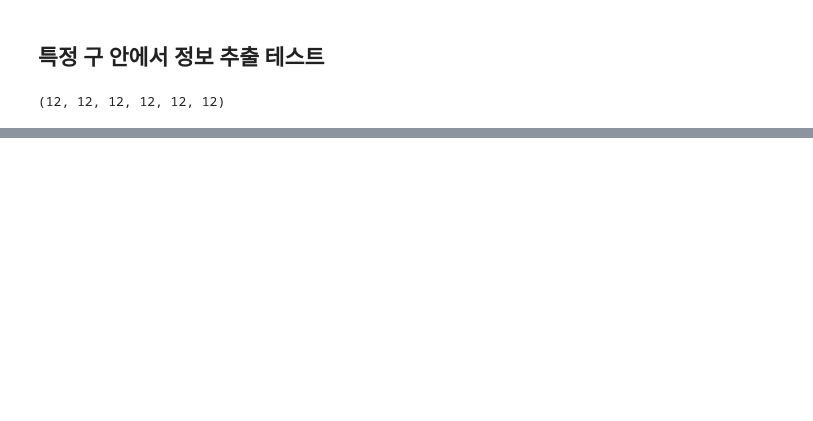
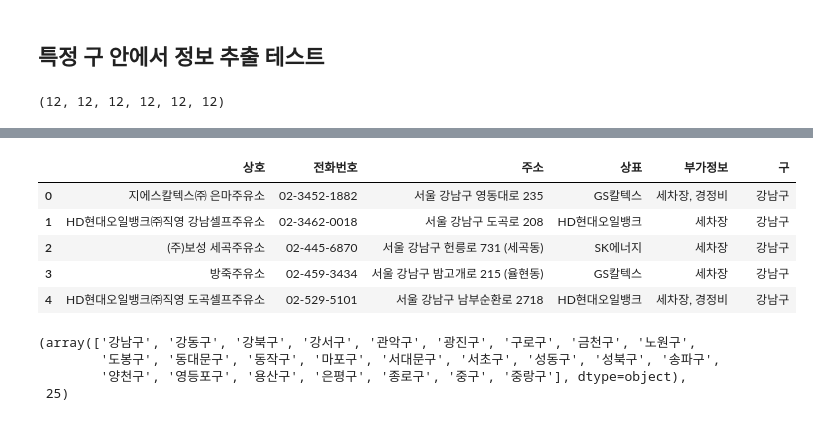
Before and after one commit to KTH-amg/robot_dev, a Jupyter notebook: eda/src/오피넷_김태호.ipynb, the cells around one changed output, grey strips where cells are left out. Drawn from its saved outputs; the diff is of its cells as text; code cells hidden in the pictures; blank space fills up the shorter version.

```diff
--- a/eda/src/오피넷_김태호.ipynb
+++ b/eda/src/오피넷_김태호.ipynb
@@ -271,0 +393,17 @@ oil_df
+# %%
+seoul_oil_df["구"] = [address.split()[1] for address in seoul_oil_df["주소"]]
+seoul_oil_df.head()
+# %% [output]
+|  | 상호 | 전화번호 | 주소 | 상표 | 부가정보 |  | 구 |
+| 0 | 지에스칼텍스㈜ 은마주유소 | 02-3452-1882 | 서울 강남구 영동대로 235 | GS칼텍스 | 세차장, 경정비 |  | 강남구 |
+| 1 | HD현대오일뱅크㈜직영 강남셀프주유소 | 02-3462-0018 | 서울 강남구 도곡로 208 | HD현대오일뱅크 | 세차장 |  | 강남구 |
+| 2 | (주)보성 세곡주유소 | 02-445-6870 | 서울 강남구 헌릉로 731 (세곡동) | SK에너지 | 세차장 |  | 강남구 |
+| 3 | 방죽주유소 | 02-459-3434 | 서울 강남구 밤고개로 215 (율현동) | GS칼텍스 | 세차장 |  | 강남구 |
+| 4 | HD현대오일뱅크㈜직영 도곡셀프주유소 | 02-529-5101 | 서울 강남구 남부순환로 2718 | HD현대오일뱅크 | 세차장, 경정비 |  | 강남구 |
+# %%
+seoul_oil_df["구"].unique(), len(seoul_oil_df["구"].unique())
+# %% [output]
+(array(['강남구', '강동구', '강북구', '강서구', '관악구', '광진구', '구로구', '금천구', '노원구',
+        '도봉구', '동대문구', '동작구', '마포구', '서대문구', '서초구', '성동구', '성북구', '송파구',
+        '양천구', '영등포구', '용산구', '은평구', '종로구', '중구', '중랑구'], dtype=object),
+ 25)
```
Also changed, not shown: parts of 13 cells of this notebook, 8 other files.
